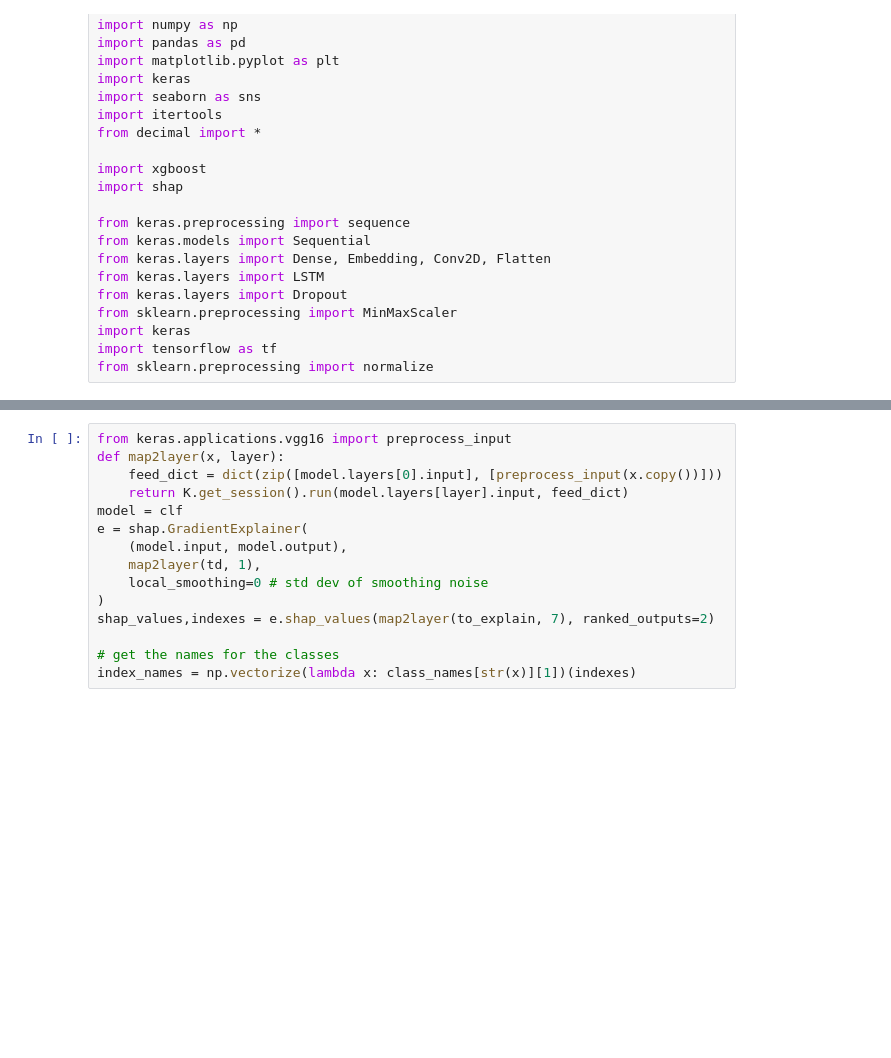
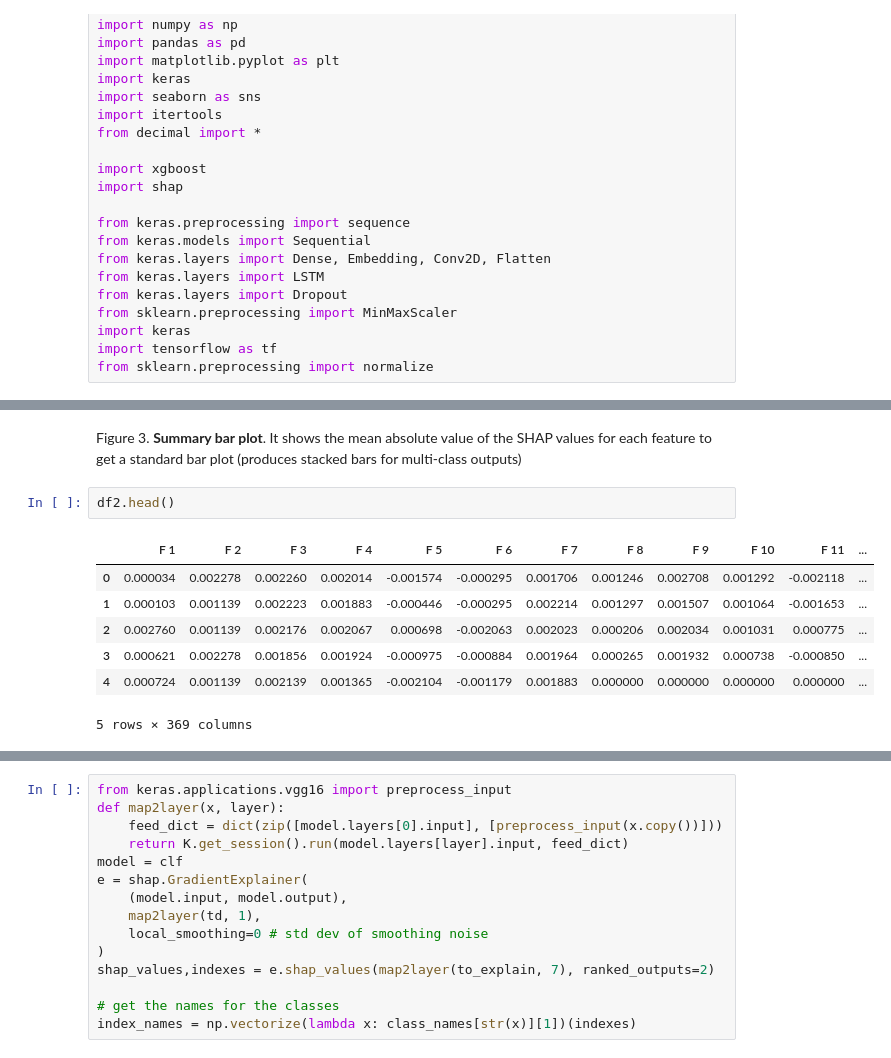
Before and after one commit to zahsa/PROMIMOOC, a Jupyter notebook: Development/Shapley/shaply_analysis_DNN.ipynb, the cells around one changed output, grey strips where cells are left out. Drawn from its saved outputs; the diff is of its cells as text; blank space fills up the shorter version.

```diff
--- a/Development/Shapley/shaply_analysis_DNN.ipynb
+++ b/Development/Shapley/shaply_analysis_DNN.ipynb
@@ -209,0 +215,12 @@ WARNING:tensorflow:Model was constructed with shape (None, 369) for input Tensor
+# %% [markdown]
+Figure 3. **Summary bar plot**. It shows the mean absolute value of the SHAP values for each feature to get a standard bar plot (produces stacked bars for multi-class outputs)
+# %%
+df2.head()
+# %% [output]
+|  | F 1 | F 2 | F 3 | F 4 | F 5 | F 6 | F 7 | F 8 | F 9 | F 10 | F 11 | ... |
+| 0 | 0.000034 | 0.002278 | 0.002260 | 0.002014 | -0.001574 | -0.000295 | 0.001706 | 0.001246 | 0.002708 | 0.001292 | -0.002118 | ... |
+| 1 | 0.000103 | 0.001139 | 0.002223 | 0.001883 | -0.000446 | -0.000295 | 0.002214 | 0.001297 | 0.001507 | 0.001064 | -0.001653 | ... |
+| 2 | 0.002760 | 0.001139 | 0.002176 | 0.002067 | 0.000698 | -0.002063 | 0.002023 | 0.000206 | 0.002034 | 0.001031 | 0.000775 | ... |
+| 3 | 0.000621 | 0.002278 | 0.001856 | 0.001924 | -0.000975 | -0.000884 | 0.001964 | 0.000265 | 0.001932 | 0.000738 | -0.000850 | ... |
+| 4 | 0.000724 | 0.001139 | 0.002139 | 0.001365 | -0.002104 | -0.001179 | 0.001883 | 0.000000 | 0.000000 | 0.000000 | 0.000000 | ... |
+5 rows × 369 columns
```
Also changed, not shown: parts of 48 cells of this notebook, 1 other file.
